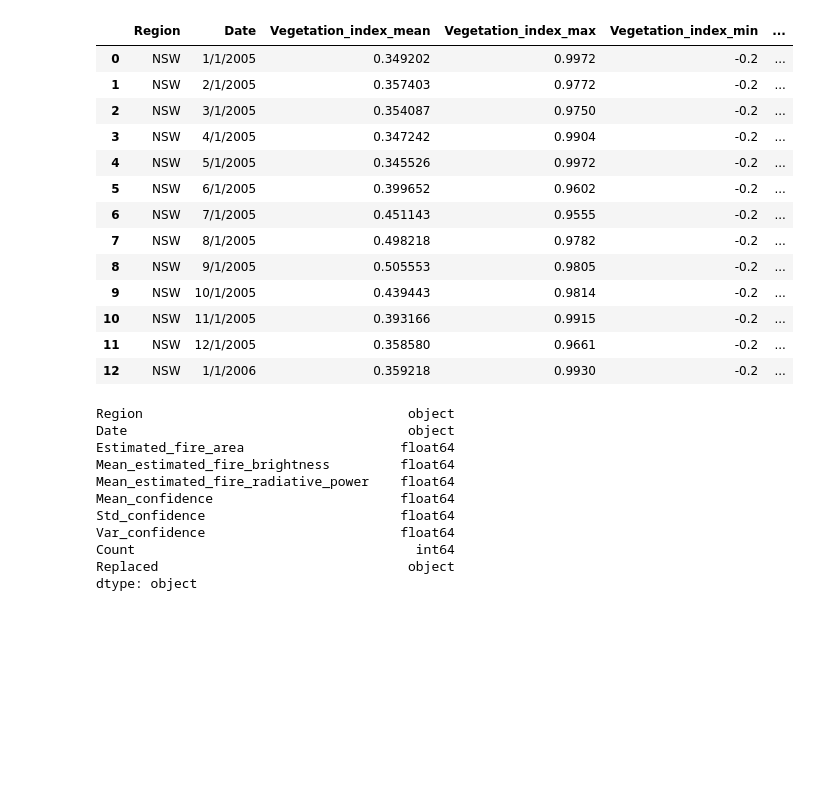
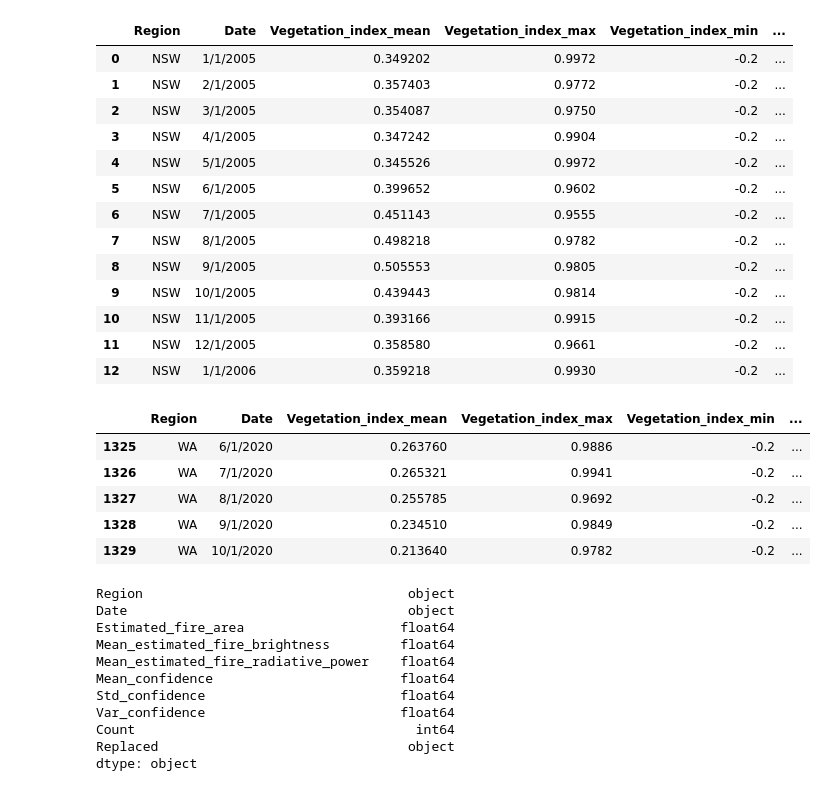
Before and after one commit to ccomkhj/Spot-Challenge-Wildfires, a Jupyter notebook: main/data_process.ipynb, the cells around one changed output. Cells and saved outputs as stored; diff of their text form; code cells hidden in the pictures; blank space fills up the shorter version.

```diff
--- a/main/data_process.ipynb
+++ b/main/data_process.ipynb
@@ -110,6 +110,15 @@ Vege.head(13)
 | 10 | NSW | 11/1/2005 | 0.393166 | 0.9915 | -0.2 | ... |
 | 11 | NSW | 12/1/2005 | 0.358580 | 0.9661 | -0.2 | ... |
 | 12 | NSW | 1/1/2006 | 0.359218 | 0.9930 | -0.2 | ... |
+# %%
+Vege.tail()
+# %% [output]
+|  | Region | Date | Vegetation_index_mean | Vegetation_index_max | Vegetation_index_min | ... |
+| 1325 | WA | 6/1/2020 | 0.263760 | 0.9886 | -0.2 | ... |
+| 1326 | WA | 7/1/2020 | 0.265321 | 0.9941 | -0.2 | ... |
+| 1327 | WA | 8/1/2020 | 0.255785 | 0.9692 | -0.2 | ... |
+| 1328 | WA | 9/1/2020 | 0.234510 | 0.9849 | -0.2 | ... |
+| 1329 | WA | 10/1/2020 | 0.213640 | 0.9782 | -0.2 | ... |
 # %%
 H_Wildfires.dtypes
 # %% [output]
```
Also changed, not shown: parts of 13 cells of this notebook.
